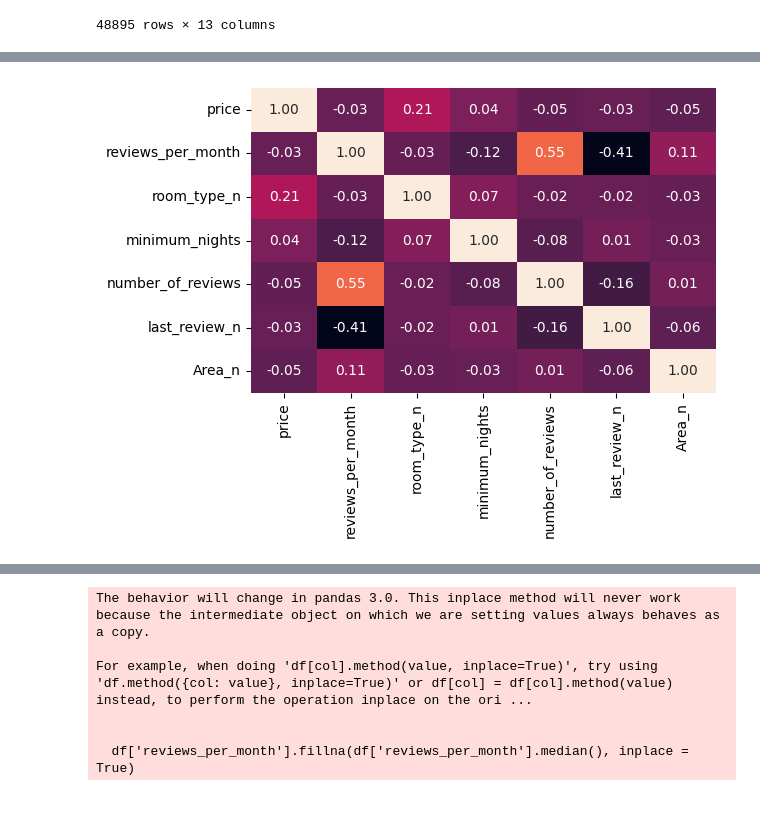
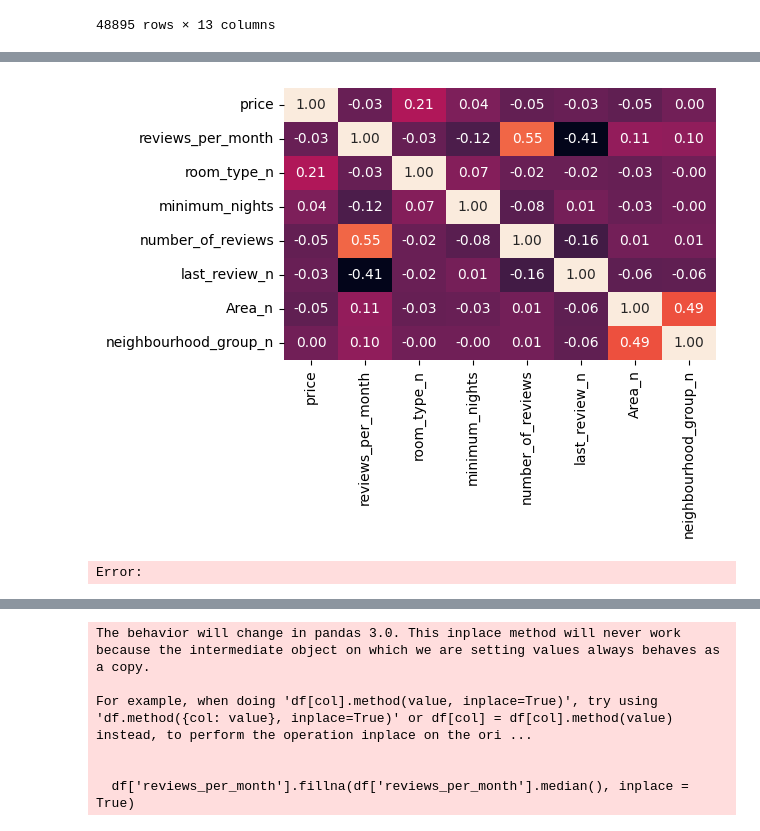
Before and after one commit to dianamonroe/Data_Preprocessing_Project, a Jupyter notebook: src/explore.ipynb, the cells around one changed output, grey strips where cells are left out. Saved outputs shown, nothing was run; the diff lists cells and outputs as text; code cells hidden in the pictures.

```diff
--- a/src/explore.ipynb
+++ b/src/explore.ipynb
@@ -180,6 +204,7 @@ import pandas as pd
 df['room_type_n'] = pd.factorize(df['room_type'])[0]
 df['last_review_n'] = pd.factorize(df['last_review'])[0]
 df['Area_n'] = pd.factorize(df['Area'])[0]
+df['neighbourhood_group_n'] = pd.factorize(df['neighbourhood_group'])[0]
 df
 # %% [output]
 |  | neighbourhood_group | neighbourhood | latitude | longitude | room_type | price | minimum_nights | ... |
@@ -198,27 +223,32 @@ df
 # %%
 # STEP 6) Missing or Nan values: Filling missing values ('reviews_per_month'): Identifying which variables are more related to reviews_per_month
 
 # 6.B) Create a multiple scatter diagram to figure variables correlated enough with "reviews_per_month" to fill up missing values
 import matplotlib.pyplot as plt
 import seaborn as sns
 
 # Heatmap using the factorized variables
-sns.heatmap(df[["price",'reviews_per_month', 'room_type_n', "minimum_nights", "number_of_reviews", 'last_review_n', 'Area_n']].corr(), annot = True, fmt = ".2f", cbar = False)
+sns.heatmap(df[["price",'reviews_per_month', 'room_type_n', "minimum_nights", "number_of_reviews", 'last_review_n', 'Area_n', 'neighbourhood_group_n']].corr(), annot = True, fmt = ".2f", cbar = False)
 plt.tight_layout()
 plt.show()
 # %% [output]
-[figure, old version]
+[figure, new version]
 # %%
+# NO SE PUEDE EJECUTAR - BLOQUEA EL KERNEL:
+
 # STEP 6) Missing or Nan values: Filling missing values ('reviews_per_month'):
 
 # 6.C) Filling missing values ('reviews_per_month') with KNNImputer based on the certain correlation between this variable and "number_of_reviews" (0,55) and with "last_review_n" (-0,41)
-# Issue: KNNImputer turns to Nan missing values in 'reviews_per_month' where "number_of_reviews" is Zero
+
 from sklearn.impute import KNNImputer
 
 cols_for_imputation = ["number_of_reviews", "last_review_n", "reviews_per_month"]
-df_cols = pd.DataFrame(cols_for_imputation)
-df_complete = df_cols.dropna(subset=df_cols)
+df_cols = df[cols_for_imputation]
 
 impute_knn = KNNImputer(n_neighbors=2)
-impute_knn.fit_transform(df_complete)
-df_complete
+impute_knn.fit_transform(df_cols)
+df_cols
+
+print("After applying the KNNImputer method and confirming there are still Nans, we still need to further deal with Nans in this column when there are no reviews.")
+# %% [output]
+Error:
```
Also changed, not shown: parts of 27 cells of this notebook.
